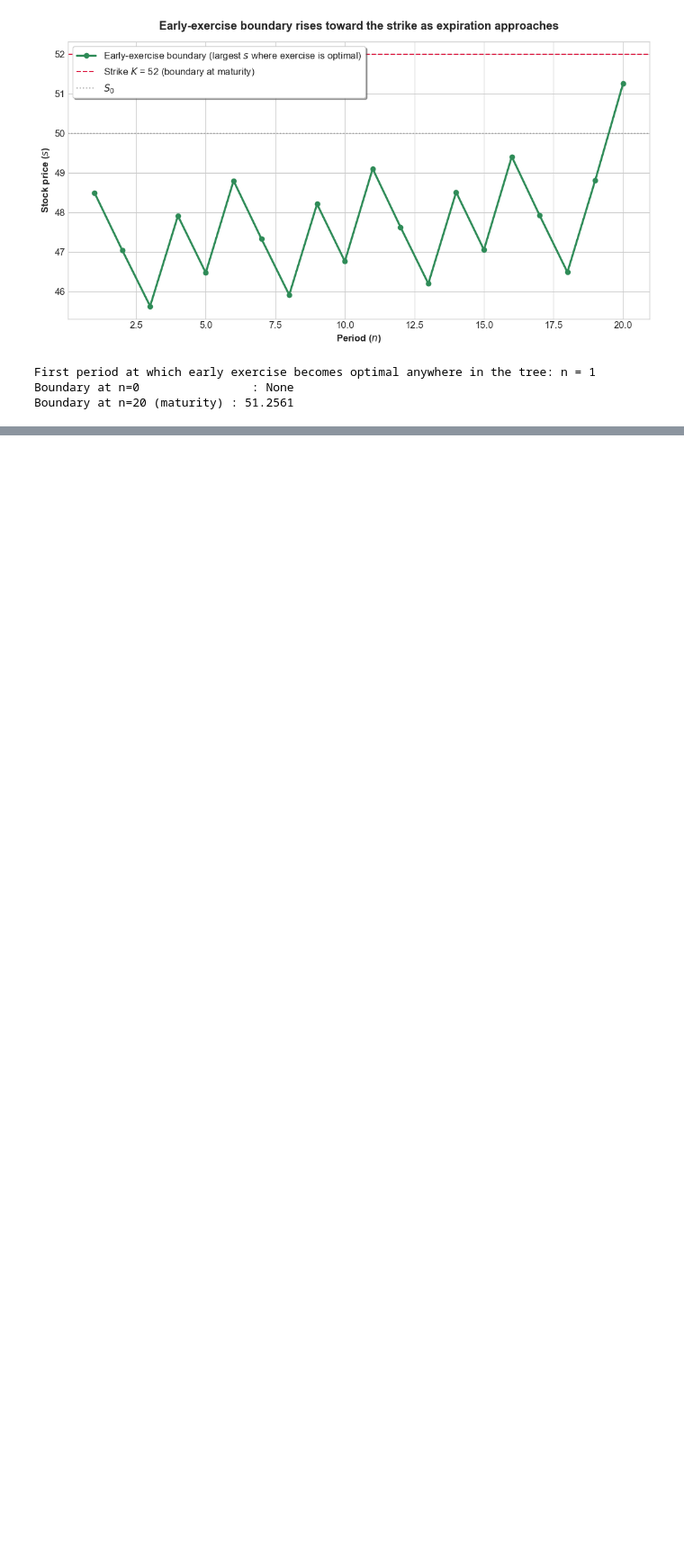
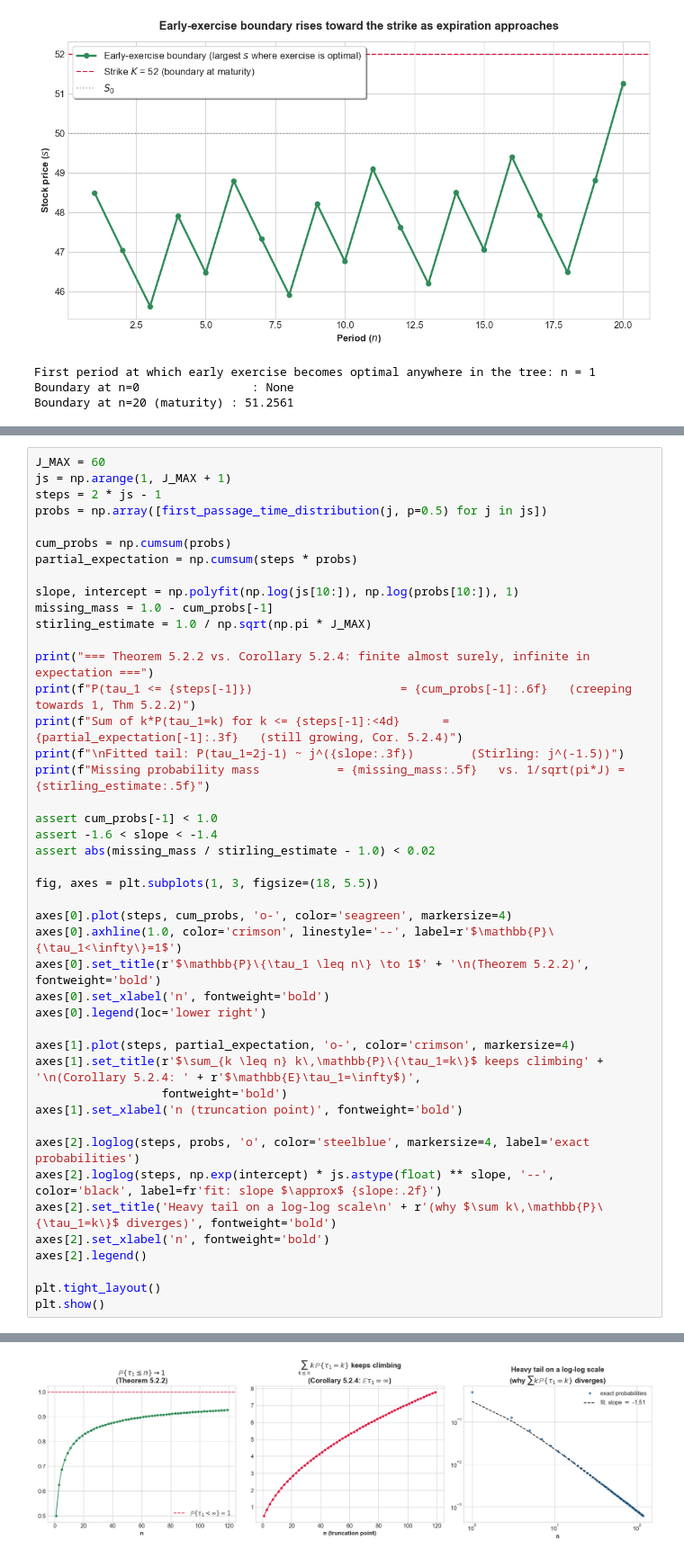
Before and after one commit to danigonespi/binomial_asset_pricing_model, a Jupyter notebook: shreve_v1_notebook.ipynb, the cells around one changed output, grey strips where cells are left out. Shown at 90% size. Cells and saved outputs as stored; diff of their text form; blank space fills up the shorter version.

```diff
--- a/shreve_v1_notebook.ipynb
+++ b/shreve_v1_notebook.ipynb
@@ -1637,0 +1761,45 @@ Boundary at n=20 (maturity) : 51.2561
+# %%
+J_MAX = 60
+js = np.arange(1, J_MAX + 1)
+steps = 2 * js - 1
+probs = np.array([first_passage_time_distribution(j, p=0.5) for j in js])
+
+cum_probs = np.cumsum(probs)
+partial_expectation = np.cumsum(steps * probs)
+
+slope, intercept = np.polyfit(np.log(js[10:]), np.log(probs[10:]), 1)
+missing_mass = 1.0 - cum_probs[-1]
+stirling_estimate = 1.0 / np.sqrt(np.pi * J_MAX)
+
+print("=== Theorem 5.2.2 vs. Corollary 5.2.4: finite almost surely, infinite in expectation ===")
+print(f"P(tau_1 <= {steps[-1]})                     = {cum_probs[-1]:.6f}   (creeping towards 1, Thm 5.2.2)")
+print(f"Sum of k*P(tau_1=k) for k <= {steps[-1]:<4d}      = {partial_expectation[-1]:.3f}   (still growing, Cor. 5.2.4)")
+print(f"\nFitted tail: P(tau_1=2j-1) ~ j^({slope:.3f})        (Stirling: j^(-1.5))")
+print(f"Missing probability mass           = {missing_mass:.5f}   vs. 1/sqrt(pi*J) = {stirling_estimate:.5f}")
+
+assert cum_probs[-1] < 1.0
+assert -1.6 < slope < -1.4
+assert abs(missing_mass / stirling_estimate - 1.0) < 0.02
+
+fig, axes = plt.subplots(1, 3, figsize=(18, 5.5))
+
+axes[0].plot(steps, cum_probs, 'o-', color='seagreen', markersize=4)
+axes[0].axhline(1.0, color='crimson', linestyle='--', label=r'$\mathbb{P}\{\tau_1<\infty\}=1$')
+axes[0].set_title(r'$\mathbb{P}\{\tau_1 \leq n\} \to 1$' + '\n(Theorem 5.2.2)', fontweight='bold')
+axes[0].set_xlabel('n', fontweight='bold')
+axes[0].legend(loc='lower right')
+
+axes[1].plot(steps, partial_expectation, 'o-', color='crimson', markersize=4)
+axes[1].set_title(r'$\sum_{k \leq n} k\,\mathbb{P}\{\tau_1=k\}$ keeps climbing' + '\n(Corollary 5.2.4: ' + r'$\mathbb{E}\tau_1=\infty$)',
+                  fontweight='bold')
+axes[1].set_xlabel('n (truncation point)', fontweight='bold')
+
+axes[2].loglog(steps, probs, 'o', color='steelblue', markersize=4, label='exact probabilities')
+axes[2].loglog(steps, np.exp(intercept) * js.astype(float) ** slope, '--', color='black', label=fr'fit: slope $\approx$ {slope:.2f}')
+axes[2].set_title('Heavy tail on a log-log scale\n' + r'(why $\sum k\,\mathbb{P}\{\tau_1=k\}$ diverges)', fontweight='bold')
+axes[2].set_xlabel('n', fontweight='bold')
+axes[2].legend()
+
+plt.tight_layout()
+plt.show()
+# %% [output]
@@ -1637,0 +1812 @@ Boundary at n=20 (maturity) : 51.2561
+[figure, added]
```
Also changed, not shown: parts of 18 cells of this notebook, 6 other files.
